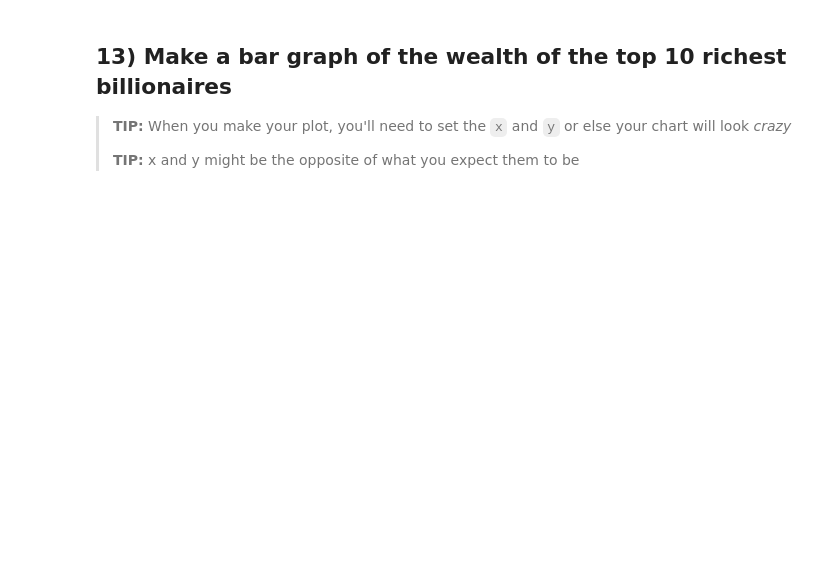
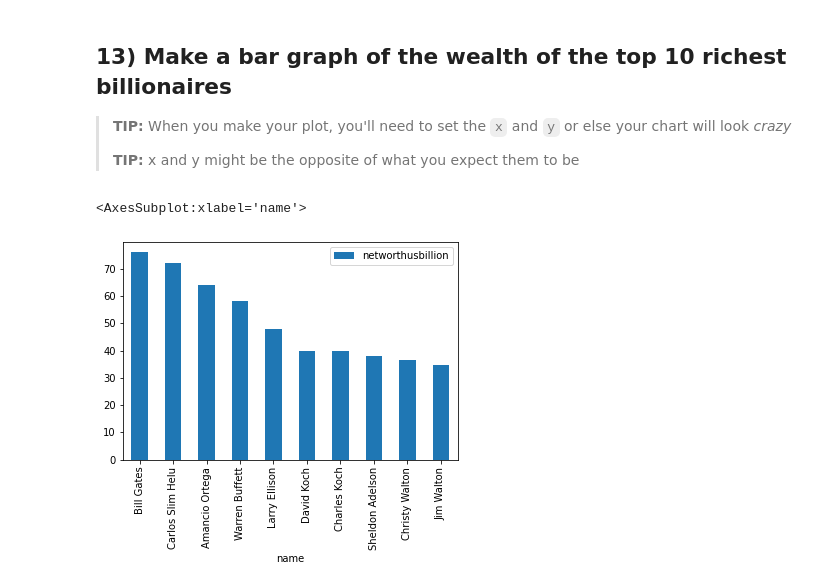
Before and after one commit to jjs021/jupyter-apis-homework, a Jupyter notebook: 02-Billionaires.ipynb, the cells around one changed output. Cells and saved outputs as stored; diff of their text form; code cells hidden in the pictures; blank space fills up the shorter version.

```diff
--- a/02-Billionaires.ipynb
+++ b/02-Billionaires.ipynb
@@ -62,3 +264,9 @@ I am **not** asking which country has the most billionaires - this is **total am
 > **TIP:** When you make your plot, you'll need to set the `x` and `y` or else your chart will look _crazy_
 >
 > **TIP:** x and y might be the opposite of what you expect them to be
+# %%
+df.set_index('name', inplace=True, drop=False)
+df.sort_values('networthusbillion', ascending= False).head(10).plot.bar(y ='networthusbillion')
+# %% [output]
+<AxesSubplot:xlabel='name'>
+[figure, added]
```
Also changed, not shown: parts of 22 cells of this notebook.
